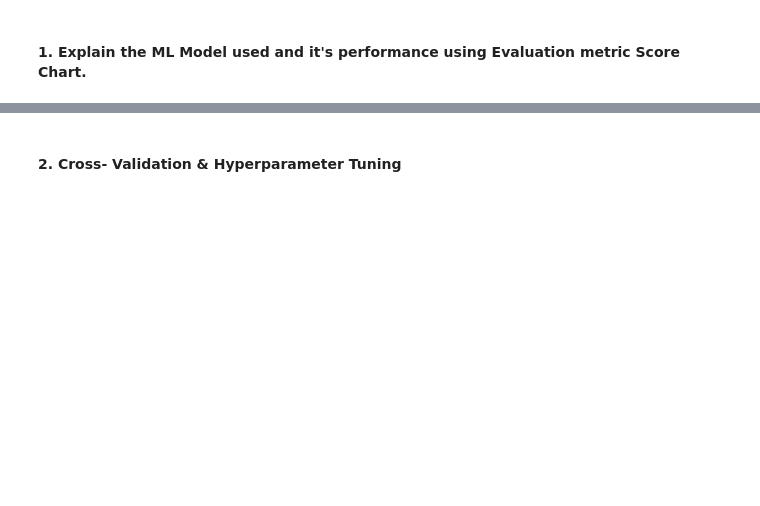
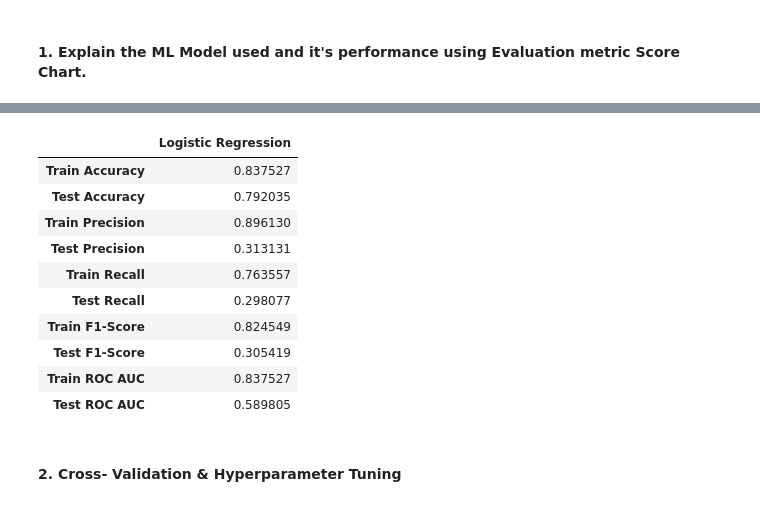
Before and after one commit to dipankarsahu1000/Cardiovascular-Risk-Prediction, a Jupyter notebook: Cardiovascular_Risk_Prediction.ipynb, the cells around one changed output, grey strips where cells are left out. Saved outputs shown, nothing was run; the diff lists cells and outputs as text; code cells hidden in the pictures; blank space fills up the shorter version.

```diff
--- a/Cardiovascular_Risk_Prediction.ipynb
+++ b/Cardiovascular_Risk_Prediction.ipynb
@@ -933,3 +1023,18 @@ dtype: int64
+# %%
+# Summary of all the necessary evaluation metrics
+lr_eval_df
+# %% [output]
+|  | Logistic Regression |
+| Train Accuracy | 0.837527 |
+| Test Accuracy | 0.792035 |
+| Train Precision | 0.896130 |
+| Test Precision | 0.313131 |
+| Train Recall | 0.763557 |
+| Test Recall | 0.298077 |
+| Train F1-Score | 0.824549 |
+| Test F1-Score | 0.305419 |
+| Train ROC AUC | 0.837527 |
+| Test ROC AUC | 0.589805 |
 # %% [markdown]
 #### 2. Cross- Validation & Hyperparameter Tuning
 # %%
```
Also changed, not shown: parts of 22 cells of this notebook.
